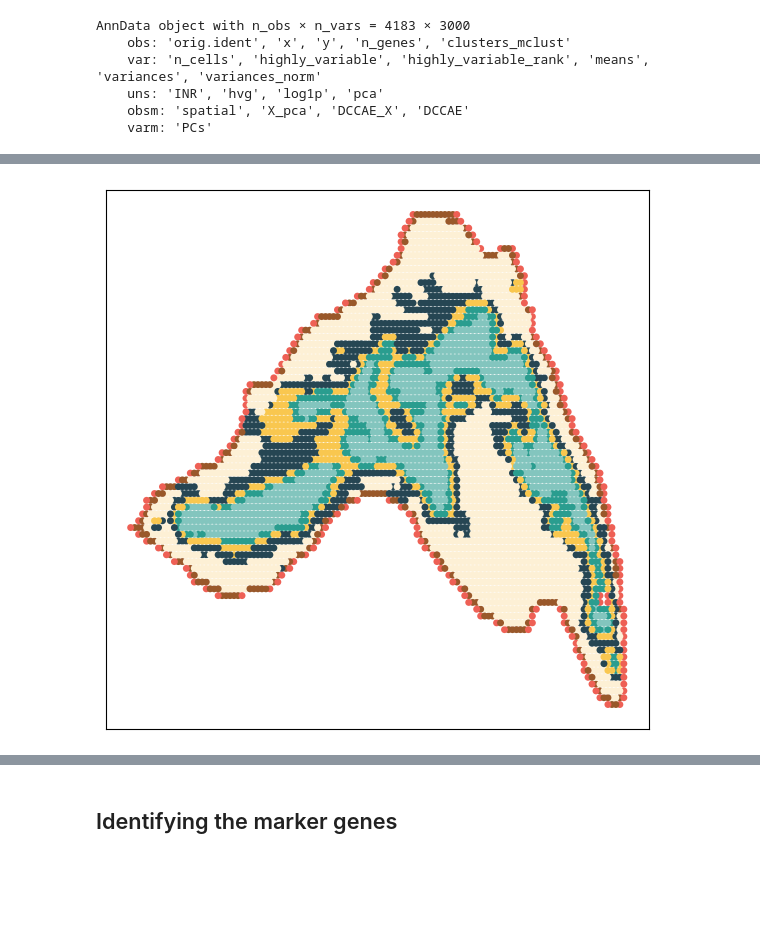
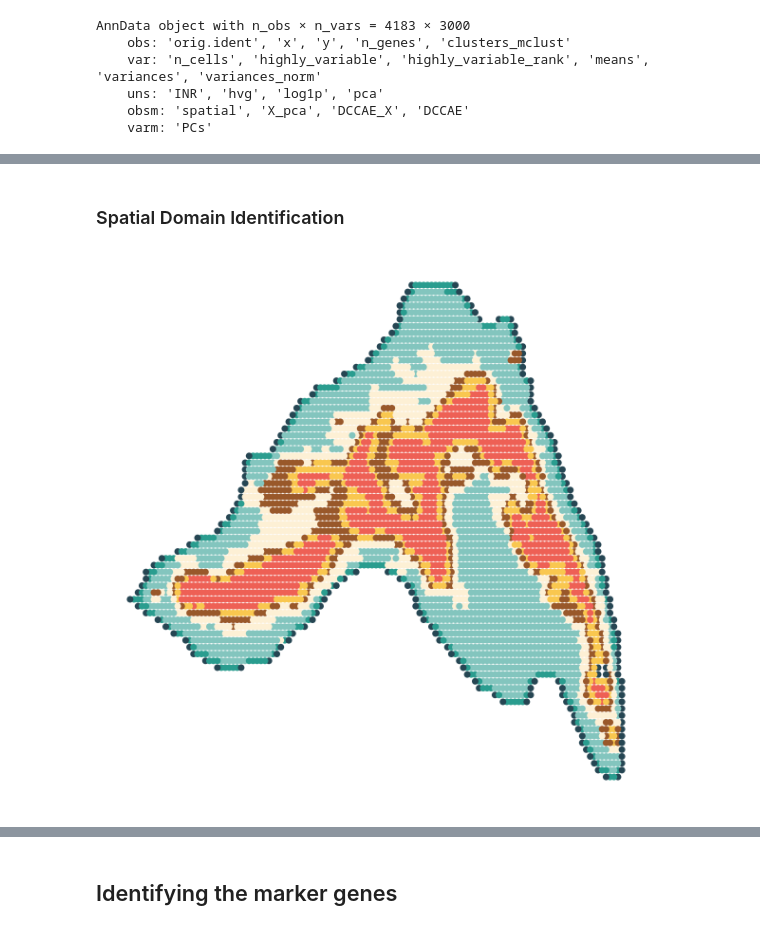
Before and after one commit to XJTU-MingxuanLi/SpaKnit-tutorial, a Jupyter notebook: docs/source/Tutorial_5_Mouse_Thymus.ipynb, the cells around one changed output, grey strips where cells are left out. Drawn from its saved outputs; the diff is of its cells as text; code cells hidden in the pictures; blank space fills up the shorter version.

```diff
--- a/docs/source/Tutorial_5_Mouse_Thymus.ipynb
+++ b/docs/source/Tutorial_5_Mouse_Thymus.ipynb
@@ -87,22 +222,29 @@ adata_modality_1.obsm['spatial'] = rotated_coordinates
+# %% [markdown]
+### Spatial Domain Identification
 # %%
-fig,ax = plt.subplots(nrows=1, ncols=1, figsize=(7, 7))
-# colors = [
-#     '#264653', '#fdf0d5', '#83c5be',  '#f9c74f', '#99582a', '#ee6055', '#2a9d8f'
-# ]
+import warnings
+warnings.filterwarnings('ignore')
+import scanpy as sc
+import matplotlib.pyplot as plt
 
-# colors = [
-#     '#ee6055', '#fdf0d5', '#99582a',  '#2a9d8f', '#f9c74f', '#83c5be', '#264653'
-# ]
 
-# colors = [
-#     '#ee6055', '#f9c74f', '#83c5be',  '#fdf0d5', '#99582a', '#2a9d8f', '#264653'
-# ]
-sc.pl.embedding(adata_modality_1, basis='spatial', color='clusters_mclust', ax=ax, s=100, show=False, palette=colors)
+## visualization of SpaKnit
+method = 'SpaKnit'
+
+colors = [
+    '#264653', '#83c5be', '#2a9d8f', '#f9c74f', '#99582a', '#ee6055', '#fdf0d5'
+]
+
+fig,ax = plt.subplots(nrows=1, ncols=1, figsize=(6, 6))
+sc.pl.embedding(adata_analysis, basis='spatial', color=[method], ax=ax, s=100, show=False, palette=colors)
 ax.set_title(f'')
 ax.set_xlabel('')
 ax.set_ylabel('')
 ax.invert_yaxis()
 # remove legend
 ax.get_legend().remove()
+for spine in ax.spines.values():
+    spine.set_visible(False)
+plt.tight_layout()
 # %% [output]
-[figure, old version]
+[figure, new version]
```
Also changed, not shown: parts of 14 cells of this notebook.
